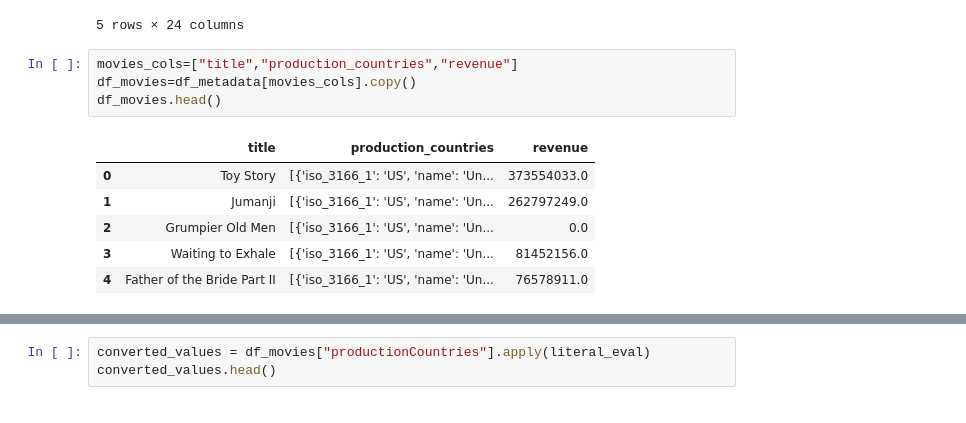
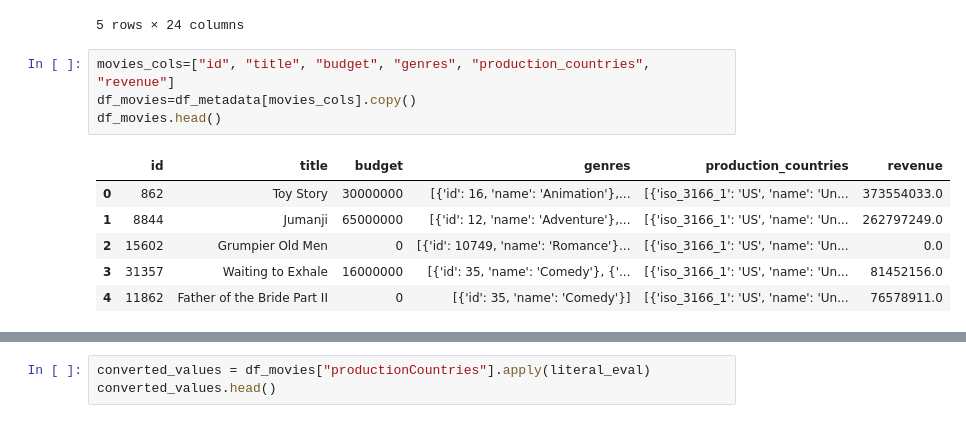
Before and after one commit to eliot1335/Interactive-Movie-Maps, a Jupyter notebook: ETL.ipynb, the cells around one changed output, grey strips where cells are left out. Drawn from its saved outputs; the diff is of its cells as text.

```diff
--- a/ETL.ipynb
+++ b/ETL.ipynb
@@ -15,16 +23,16 @@ df_metadata.head()
 | 4 | False | {'id': 96871, 'name': 'Father of ... | 0 | [{'id': 35, 'name': 'Comedy'}] | NaN | 11862 | tt0113041 | en | ... |
 5 rows × 24 columns
 # %%
-movies_cols=["title","production_countries","revenue"]
+movies_cols=["id", "title", "budget", "genres", "production_countries", "revenue"]
 df_movies=df_metadata[movies_cols].copy()
 df_movies.head()
 # %% [output]
-|  | title | production_countries | revenue |
-| 0 | Toy Story | [{'iso_3166_1': 'US', 'name': 'Un... | 373554033.0 |
-| 1 | Jumanji | [{'iso_3166_1': 'US', 'name': 'Un... | 262797249.0 |
-| 2 | Grumpier Old Men | [{'iso_3166_1': 'US', 'name': 'Un... | 0.0 |
-| 3 | Waiting to Exhale | [{'iso_3166_1': 'US', 'name': 'Un... | 81452156.0 |
-| 4 | Father of the Bride Part II | [{'iso_3166_1': 'US', 'name': 'Un... | 76578911.0 |
+|  | id | title | budget | genres | production_countries | revenue |
+| 0 | 862 | Toy Story | 30000000 | [{'id': 16, 'name': 'Animation'},... | [{'iso_3166_1': 'US', 'name': 'Un... | 373554033.0 |
+| 1 | 8844 | Jumanji | 65000000 | [{'id': 12, 'name': 'Adventure'},... | [{'iso_3166_1': 'US', 'name': 'Un... | 262797249.0 |
+| 2 | 15602 | Grumpier Old Men | 0 | [{'id': 10749, 'name': 'Romance'}... | [{'iso_3166_1': 'US', 'name': 'Un... | 0.0 |
+| 3 | 31357 | Waiting to Exhale | 16000000 | [{'id': 35, 'name': 'Comedy'}, {'... | [{'iso_3166_1': 'US', 'name': 'Un... | 81452156.0 |
+| 4 | 11862 | Father of the Bride Part II | 0 | [{'id': 35, 'name': 'Comedy'}] | [{'iso_3166_1': 'US', 'name': 'Un... | 76578911.0 |
 # %%
 renamed={"production_countries": "productionCountries"}
 df_movies = df_movies.rename(columns=renamed)
```
Also changed, not shown: parts of 18 cells of this notebook, 1 other file.
